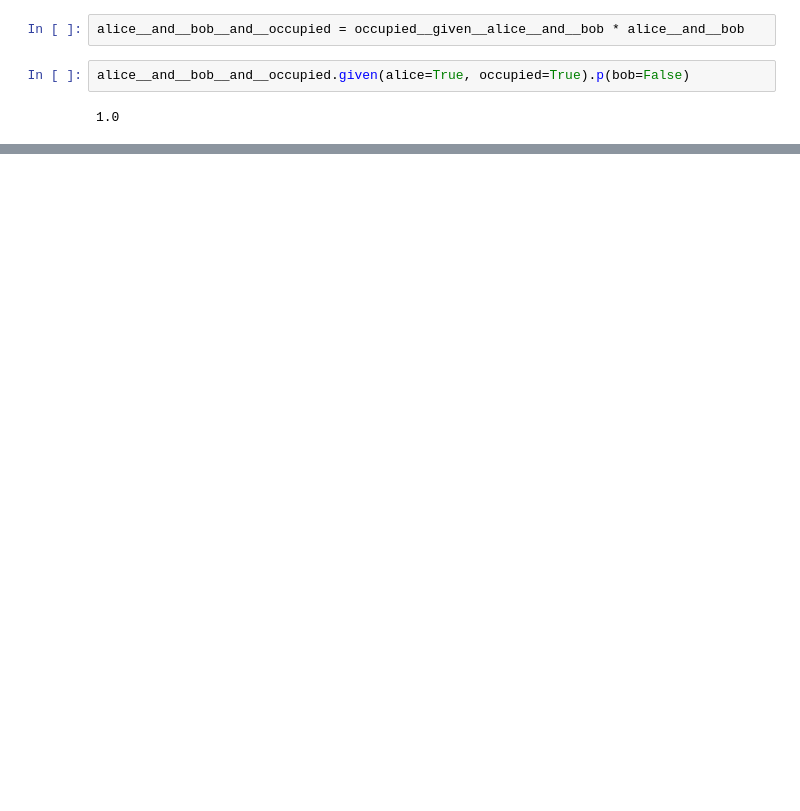
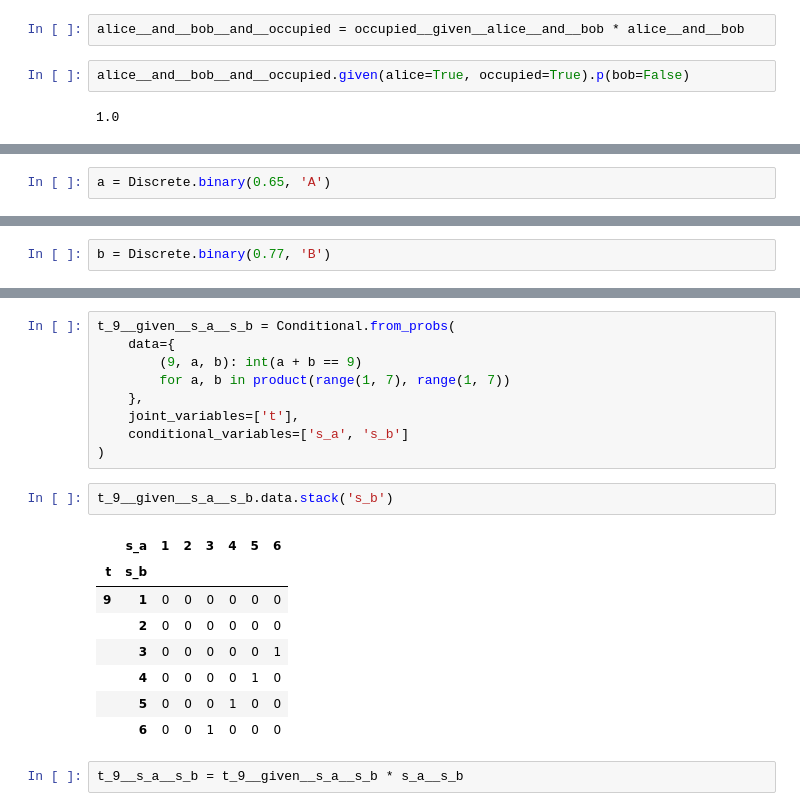
Before and after one commit to vahndi/probability, a Jupyter notebook: examples/notebooks/brml/chapter_01__probabilistic_reasoning.ipynb, the cells around one changed output, grey strips where cells are left out. Drawn from its saved outputs; the diff is of its cells as text; blank space fills up the shorter version.

```diff
--- a/examples/notebooks/brml/chapter_01__probabilistic_reasoning.ipynb
+++ b/examples/notebooks/brml/chapter_01__probabilistic_reasoning.ipynb
@@ -316,0 +379,2 @@ alice__and__bob__and__occupied.given(alice=True, occupied=True).p(bob=False)
+# %%
+a = Discrete.binary(0.65, 'A')
@@ -316,0 +388,2 @@ alice__and__bob__and__occupied.given(alice=True, occupied=True).p(bob=False)
+# %%
+b = Discrete.binary(0.77, 'B')
@@ -316,0 +471,22 @@ alice__and__bob__and__occupied.given(alice=True, occupied=True).p(bob=False)
+# %%
+t_9__given__s_a__s_b = Conditional.from_probs(
+    data={
+        (9, a, b): int(a + b == 9)
+        for a, b in product(range(1, 7), range(1, 7))
+    },
+    joint_variables=['t'],
+    conditional_variables=['s_a', 's_b']
+)
+# %%
+t_9__given__s_a__s_b.data.stack('s_b')
+# %% [output]
+|  | s_a | 1 | 2 | 3 | 4 | 5 | 6 |
+| t | s_b |  |  |  |  |  |  |
+| 9 | 1 | 0 | 0 | 0 | 0 | 0 | 0 |
+|  | 2 | 0 | 0 | 0 | 0 | 0 | 0 |
+|  | 3 | 0 | 0 | 0 | 0 | 0 | 1 |
+|  | 4 | 0 | 0 | 0 | 0 | 1 | 0 |
+|  | 5 | 0 | 0 | 0 | 1 | 0 | 0 |
+|  | 6 | 0 | 0 | 1 | 0 | 0 | 0 |
+# %%
+t_9__s_a__s_b = t_9__given__s_a__s_b * s_a__s_b
```
Also changed, not shown: parts of 35 cells of this notebook, 1 other file.
